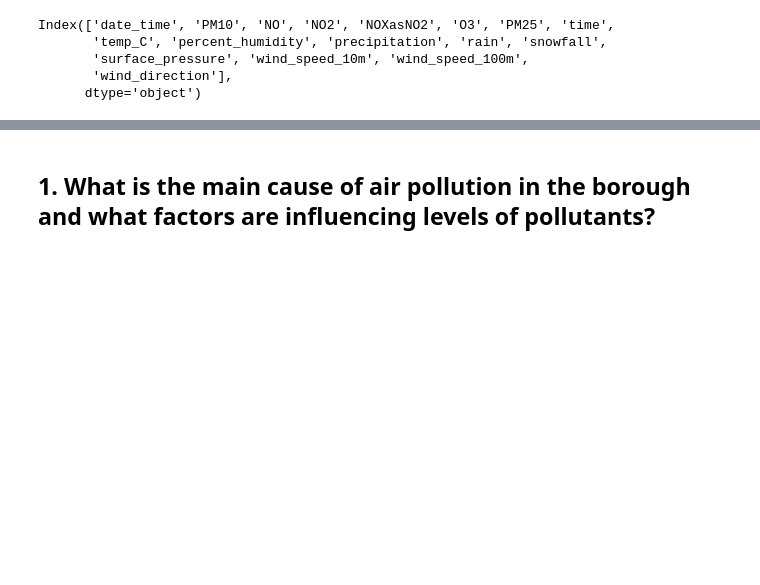
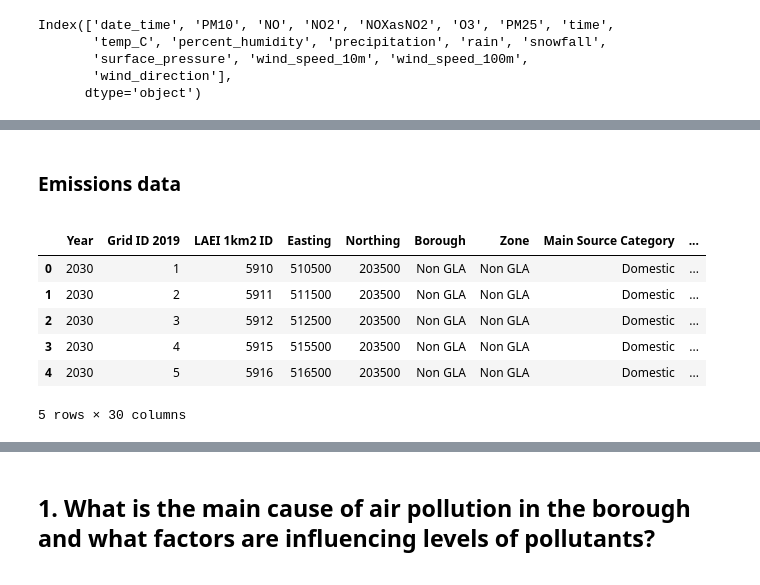
Before and after one commit to Frannerz/air_pollution_analysis, a Jupyter notebook: air_pollution_hammersmith.ipynb, the cells around one changed output, grey strips where cells are left out. Cells and saved outputs as stored; diff of their text form; code cells hidden in the pictures; blank space fills up the shorter version.

```diff
--- a/air_pollution_hammersmith.ipynb
+++ b/air_pollution_hammersmith.ipynb
@@ -775,3 +787,19 @@ weather_aq_AQE.head()
 | 2 | 2021-01-01 02:00:00 | 25.8 | 3.36416 | 21.27606 | 26.43437 | 30.83357 | 24.4 | 2021-01-01 02:00:00 | -1.1 | 98 | ... |
 | 3 | 2021-01-01 03:00:00 | 14.2 | 3.38563 | 21.67730 | 26.86853 | 28.39881 | 14.4 | 2021-01-01 03:00:00 | -1.7 | 97 | ... |
 | 4 | 2021-01-01 04:00:00 | 19.2 | 3.03490 | 20.14869 | 24.80214 | 29.47150 | 19.4 | 2021-01-01 04:00:00 | -2.3 | 97 | ... |
+# %% [markdown]
+<div class="yellow small-padding">
+    <h3>Emissions data</h3>
+</div>
+# %%
+laei_df = pd.read_excel('data_unclean/LAEI-2019-Emissions-Summary-including-Forecast.xlsx', sheet_name='Emissions by Grid ID')
+# %%
+laei_df.head()
+# %% [output]
+|  | Year | Grid ID 2019 | LAEI 1km2 ID | Easting | Northing | Borough | Zone | Main Source Category | ... |
+| 0 | 2030 | 1 | 5910 | 510500 | 203500 | Non GLA | Non GLA | Domestic | ... |
+| 1 | 2030 | 2 | 5911 | 511500 | 203500 | Non GLA | Non GLA | Domestic | ... |
+| 2 | 2030 | 3 | 5912 | 512500 | 203500 | Non GLA | Non GLA | Domestic | ... |
+| 3 | 2030 | 4 | 5915 | 515500 | 203500 | Non GLA | Non GLA | Domestic | ... |
+| 4 | 2030 | 5 | 5916 | 516500 | 203500 | Non GLA | Non GLA | Domestic | ... |
+5 rows × 30 columns
```
Also changed, not shown: parts of 52 cells of this notebook, 17 other files.
